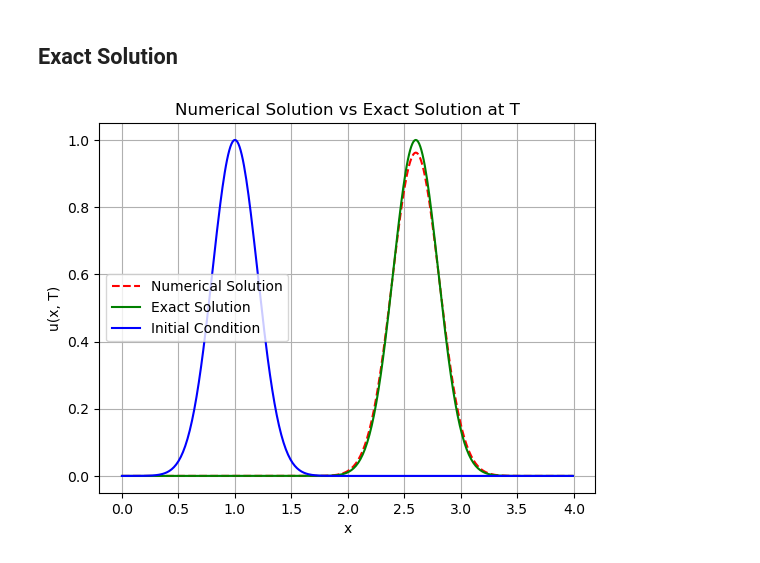
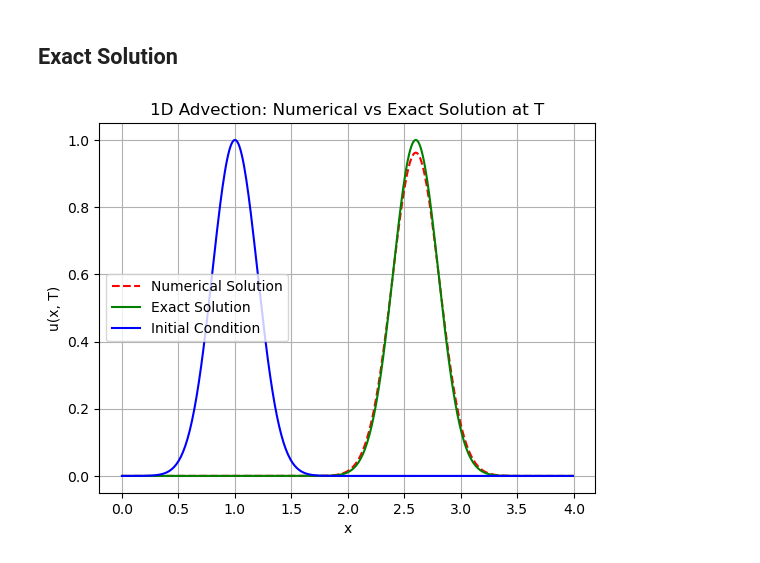
Before and after one commit to harishragul/cfd, a Jupyter notebook: exercise/1d_advection.ipynb, the cells around one changed output. Cells and saved outputs as stored; diff of their text form; code cells hidden in the pictures.

```diff
--- a/exercise/1d_advection.ipynb
+++ b/exercise/1d_advection.ipynb
@@ -100,13 +102,13 @@ plt.show()
 # %%
 u_exact = np.exp(-((x - x0 - c * T) ** 2) / (2 * sigma ** 2)) # Exact solution at time T
 plt.plot(x, u, label='Numerical Solution', linestyle='--', color='red')
 plt.plot(x, u_exact, label='Exact Solution', linestyle='-', color='green')
 plt.plot(x, u0, label='Initial Condition', linestyle='-', color='blue')
-plt.title('Numerical Solution vs Exact Solution at T')
+plt.title('1D Advection: Numerical vs Exact Solution at T')
 plt.xlabel('x')
 plt.ylabel('u(x, T)')
 plt.legend()
 plt.grid()
 plt.show()
 # %% [output]
-[figure, old version]
+[figure, new version]
```
Also changed, not shown: parts of 1 cell of this notebook, 3 other files.
